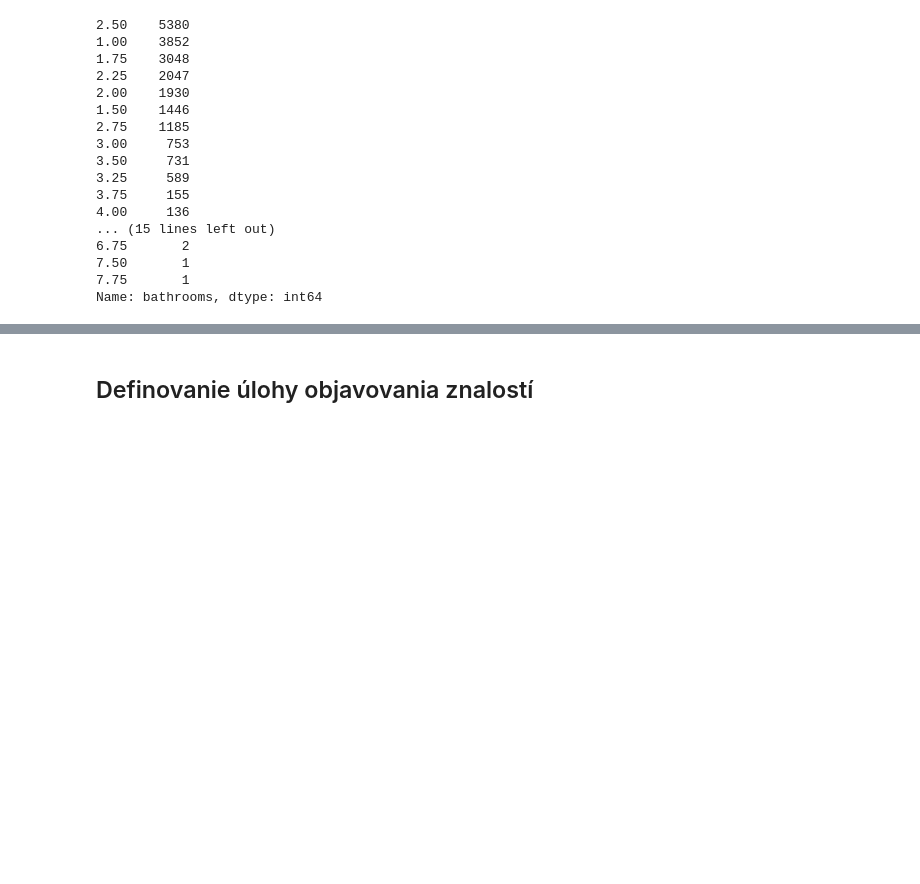
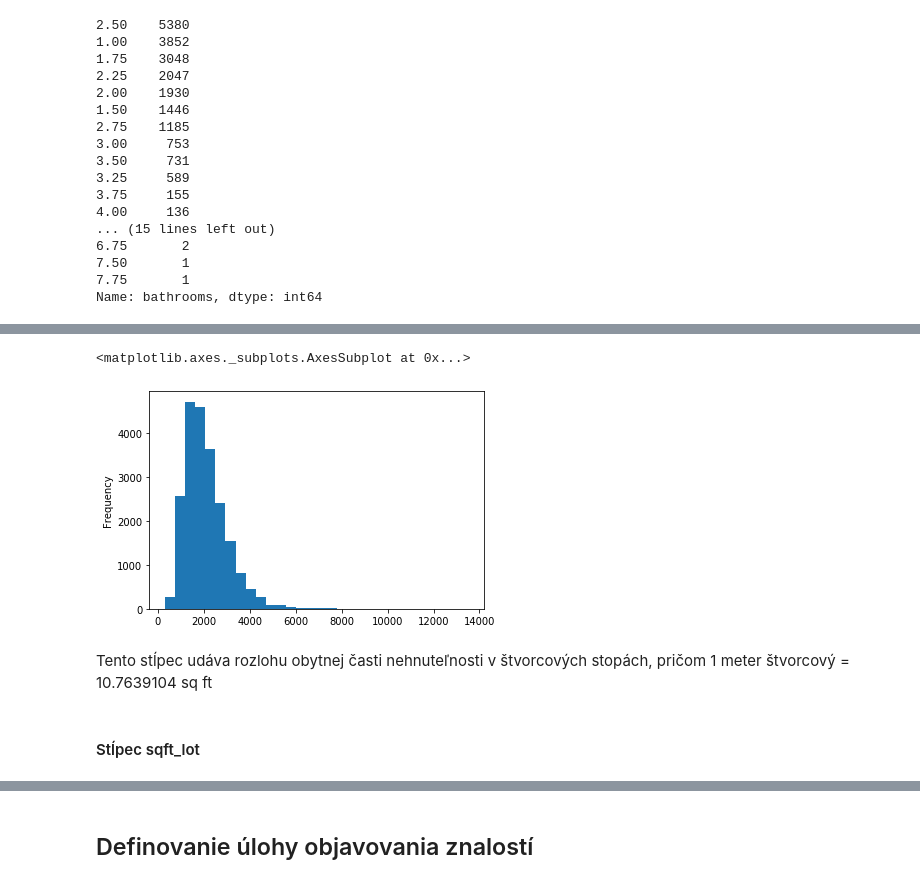
Before and after one commit to mirec3009/oznal_project, a Jupyter notebook: Explorativna_analyza.ipynb, the cells around one changed output, grey strips where cells are left out. Drawn from its saved outputs; the diff is of its cells as text; code cells hidden in the pictures; blank space fills up the shorter version.

```diff
--- a/Explorativna_analyza.ipynb
+++ b/Explorativna_analyza.ipynb
@@ -315,0 +366,9 @@ Name: bathrooms, dtype: int64
+# %%
+df["sqft_living"].plot(kind='hist', bins=30)
+# %% [output]
+<matplotlib.axes._subplots.AxesSubplot at 0x...>
+[figure, added]
+# %% [markdown]
+Tento stĺpec udáva rozlohu obytnej časti nehnuteľnosti v štvorcových stopách, pričom 1 meter štvorcový = 10.7639104 sq ft
+# %% [markdown]
+#### Stĺpec sqft_lot
```
Also changed, not shown: parts of 64 cells of this notebook.
